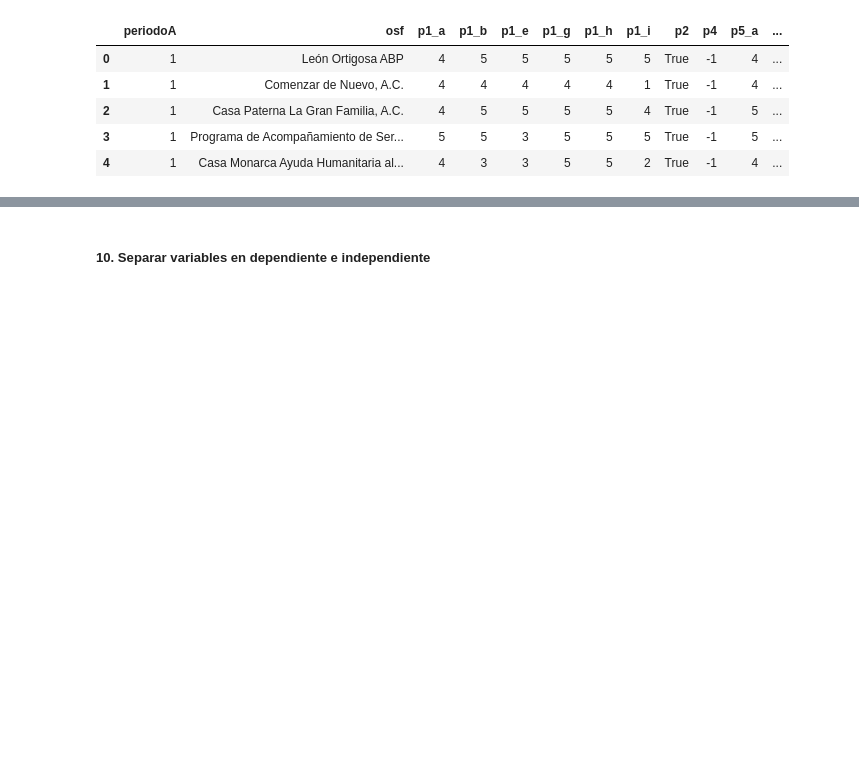
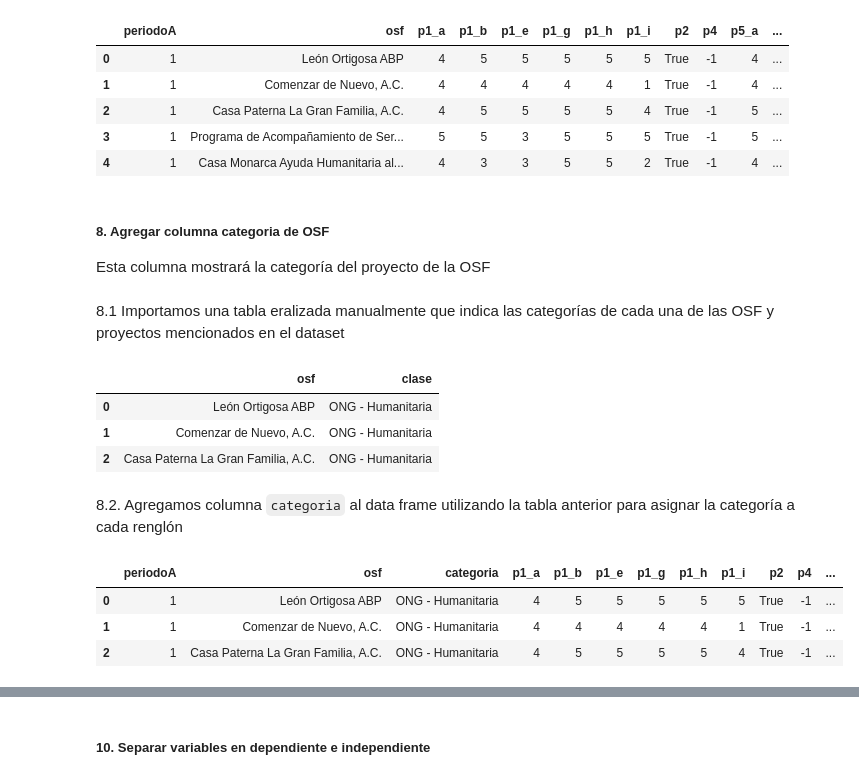
Before and after one commit to EstebanPerez25/ACD-Modelo_predictivo_de_satisfacion, a Jupyter notebook: Modelo_predictivo_de_satisfacción.ipynb, the cells around one changed output, grey strips where cells are left out. Cells and saved outputs as stored; diff of their text form; code cells hidden in the pictures; blank space fills up the shorter version.

```diff
--- a/Modelo_predictivo_de_satisfacción.ipynb
+++ b/Modelo_predictivo_de_satisfacción.ipynb
@@ -823,3 +805,9 @@ df_nlp.head(5)
 | 2 | 1 | Casa Paterna La Gran Familia, A.C. | 4 | 5 | 5 | 5 | 5 | 4 | True | -1 | 5 | ... |
 | 3 | 1 | Programa de Acompañamiento de Ser... | 5 | 5 | 3 | 5 | 5 | 5 | True | -1 | 5 | ... |
 | 4 | 1 | Casa Monarca Ayuda Humanitaria al... | 4 | 3 | 3 | 5 | 5 | 2 | True | -1 | 4 | ... |
+# %% [markdown]
+##### 8. Agregar columna categoria de OSF
+
+Esta columna mostrará la categoría del proyecto de la OSF
+# %% [markdown]
+8.1 Importamos una tabla eralizada manualmente que indica las categorías de cada una de las OSF y proyectos mencionados en el dataset
@@ -825,0 +818,9 @@ df_nlp.head(5)
+# %%
+df_cat.head(3)
+# %% [output]
+|  | osf | clase |
+| 0 | León Ortigosa ABP | ONG - Humanitaria |
+| 1 | Comenzar de Nuevo, A.C. | ONG - Humanitaria |
+| 2 | Casa Paterna La Gran Familia, A.C. | ONG - Humanitaria |
+# %% [markdown]
+8.2. Agregamos columna `categoria` al data frame utilizando la tabla anterior para asignar la categoría a cada renglón
@@ -825,0 +837,7 @@ df_nlp.head(5)
+# %%
+df_categoria.head(3)
+# %% [output]
+|  | periodoA | osf | categoria | p1_a | p1_b | p1_e | p1_g | p1_h | p1_i | p2 | p4 | ... |
+| 0 | 1 | León Ortigosa ABP | ONG - Humanitaria | 4 | 5 | 5 | 5 | 5 | 5 | True | -1 | ... |
+| 1 | 1 | Comenzar de Nuevo, A.C. | ONG - Humanitaria | 4 | 4 | 4 | 4 | 4 | 1 | True | -1 | ... |
+| 2 | 1 | Casa Paterna La Gran Familia, A.C. | ONG - Humanitaria | 4 | 5 | 5 | 5 | 5 | 4 | True | -1 | ... |
```
Also changed, not shown: parts of 55 cells of this notebook.
